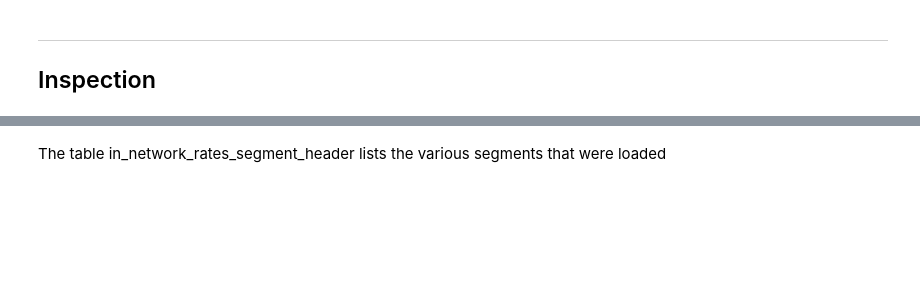
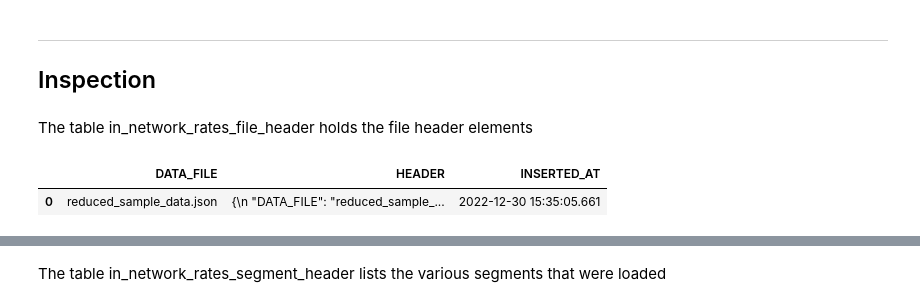
Before and after one commit to Snowflake-Labs/CMSgov-pricing-transparency, a Jupyter notebook: src/notebook/Load_segments.ipynb, the cells around one changed output, grey strips where cells are left out. Drawn from its saved outputs; the diff is of its cells as text; code cells hidden in the pictures; blank space fills up the shorter version.

Commit message:
file header parsing

```diff
--- a/src/notebook/Load_segments.ipynb
+++ b/src/notebook/Load_segments.ipynb
@@ -111,3 +119,15 @@ print(df)
 # %% [markdown]
 ---
 ## Inspection
+# %%
+display(Markdown("The table in_network_rates_file_header holds the file header elements"))
+
+df = (sp_session.table('in_network_rates_file_header')
+        .sample(n=5)
+        .to_pandas())
+
+display(df)
+# %% [output]
+The table in_network_rates_file_header holds the file header elements
+|  | DATA_FILE | HEADER | INSERTED_AT |
+| 0 | reduced_sample_data.json | {\n "DATA_FILE": "reduced_sample_... | 2022-12-30 15:35:05.661 |
```
Also changed, not shown: parts of 4 cells of this notebook, 5 other files.
